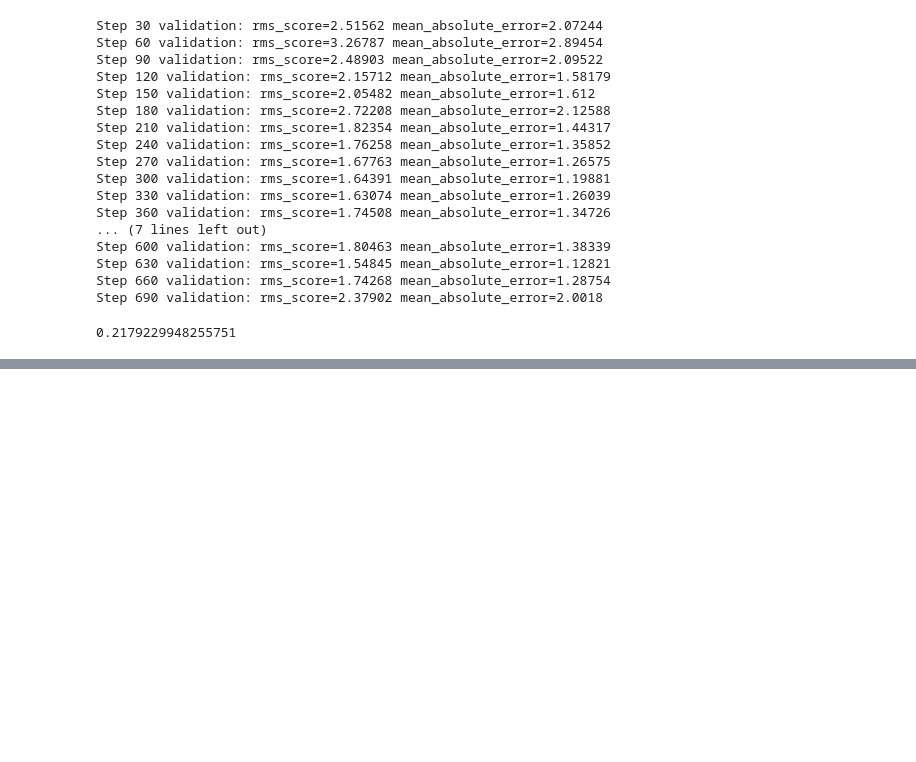
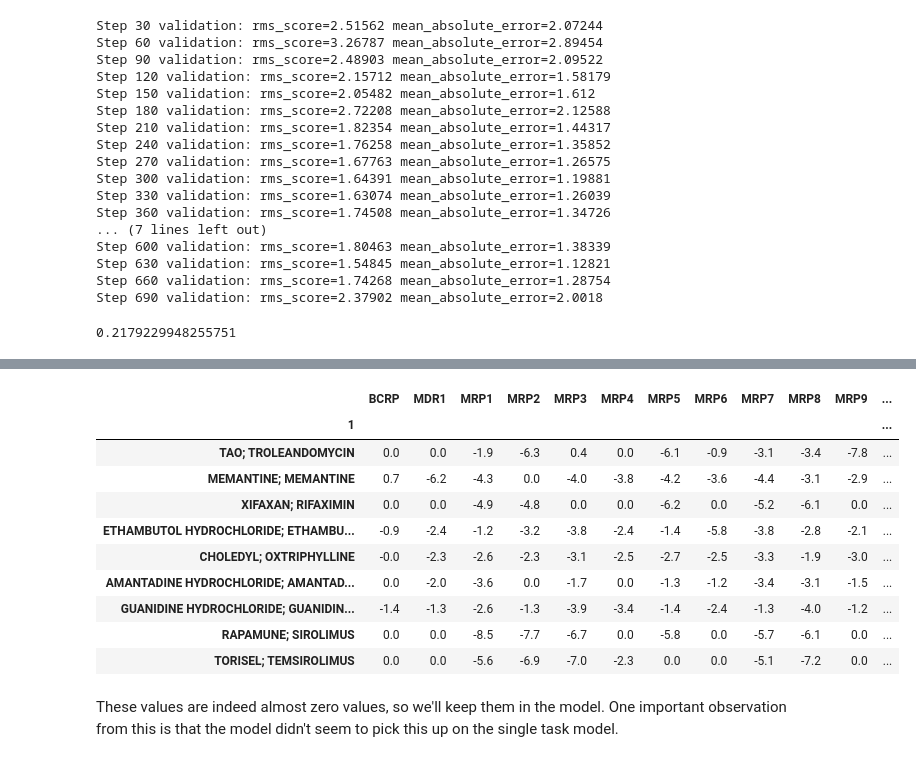
Before and after one commit to MolinDiscovery/MDRinhib-test, a Jupyter notebook: GraphConvModel.ipynb, the cells around one changed output, grey strips where cells are left out. Drawn from its saved outputs; the diff is of its cells as text; code cells hidden in the pictures; blank space fills up the shorter version.

```diff
--- a/GraphConvModel.ipynb
+++ b/GraphConvModel.ipynb
@@ -594,0 +646,3 @@ df_smiles.to_csv('ABC_smiles_data')
+# %%
+problematic_mols = [train_dataset.ids[index] for index in zero_indices]
+problematic_mols
@@ -594,0 +659,17 @@ df_smiles.to_csv('ABC_smiles_data')
+# %%
+df_smiles.loc[problematic_mols]
+# %% [output]
+|  | BCRP | MDR1 | MRP1 | MRP2 | MRP3 | MRP4 | MRP5 | MRP6 | MRP7 | MRP8 | MRP9 | ... |
+| 1 |  |  |  |  |  |  |  |  |  |  |  | ... |
+| TAO; TROLEANDOMYCIN | 0.0 | 0.0 | -1.9 | -6.3 | 0.4 | 0.0 | -6.1 | -0.9 | -3.1 | -3.4 | -7.8 | ... |
+| MEMANTINE; MEMANTINE | 0.7 | -6.2 | -4.3 | 0.0 | -4.0 | -3.8 | -4.2 | -3.6 | -4.4 | -3.1 | -2.9 | ... |
+| XIFAXAN; RIFAXIMIN | 0.0 | 0.0 | -4.9 | -4.8 | 0.0 | 0.0 | -6.2 | 0.0 | -5.2 | -6.1 | 0.0 | ... |
+| ETHAMBUTOL HYDROCHLORIDE; ETHAMBU... | -0.9 | -2.4 | -1.2 | -3.2 | -3.8 | -2.4 | -1.4 | -5.8 | -3.8 | -2.8 | -2.1 | ... |
+| CHOLEDYL; OXTRIPHYLLINE | -0.0 | -2.3 | -2.6 | -2.3 | -3.1 | -2.5 | -2.7 | -2.5 | -3.3 | -1.9 | -3.0 | ... |
+| AMANTADINE HYDROCHLORIDE; AMANTAD... | 0.0 | -2.0 | -3.6 | 0.0 | -1.7 | 0.0 | -1.3 | -1.2 | -3.4 | -3.1 | -1.5 | ... |
+| GUANIDINE HYDROCHLORIDE; GUANIDIN... | -1.4 | -1.3 | -2.6 | -1.3 | -3.9 | -3.4 | -1.4 | -2.4 | -1.3 | -4.0 | -1.2 | ... |
+| RAPAMUNE; SIROLIMUS | 0.0 | 0.0 | -8.5 | -7.7 | -6.7 | 0.0 | -5.8 | 0.0 | -5.7 | -6.1 | 0.0 | ... |
+| TORISEL; TEMSIROLIMUS | 0.0 | 0.0 | -5.6 | -6.9 | -7.0 | -2.3 | 0.0 | 0.0 | -5.1 | -7.2 | 0.0 | ... |
+# %% [markdown]
+These values are indeed almost zero values, so we'll keep them in the model.
+One important observation from this is that the model didn't seem to pick this up on the single task model.
```
Also changed, not shown: parts of 17 cells of this notebook, 5 other files.
